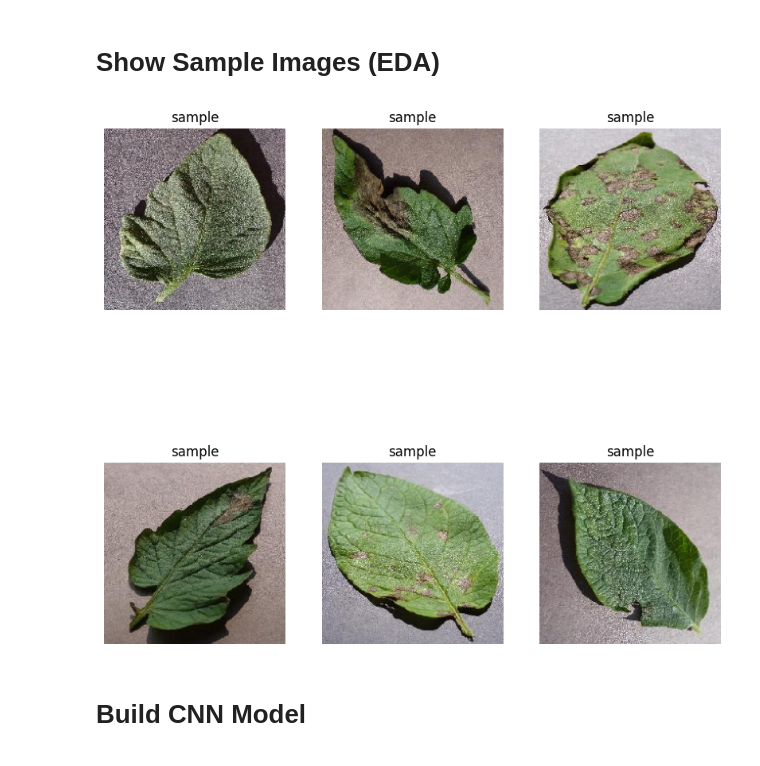
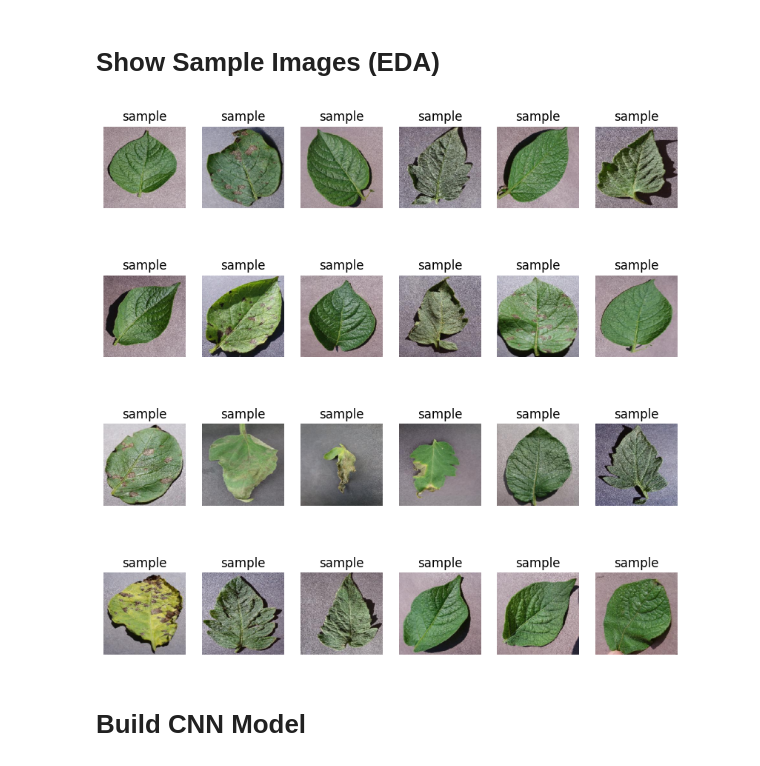
Before and after one commit to Ushachandaka/Comparative-Analysis-of-Deep-Learning-Models-for-Plant-Disease-Detection-using-Leaf-Image-Data, a Jupyter notebook: PlantVillage_small.ipynb, the cells around one changed output. Saved outputs shown, nothing was run; the diff lists cells and outputs as text; code cells hidden in the pictures.

```diff
--- a/PlantVillage_small.ipynb
+++ b/PlantVillage_small.ipynb
@@ -62,18 +62,18 @@ Found 150 images belonging to 4 classes.
 # %%
 
 import matplotlib.pyplot as plt
 
 images, labels = next(train_data)
 
 plt.figure(figsize=(10,10))
-for i in range(6):
-    plt.subplot(2,3,i+1)
+for i in range(24):
+    plt.subplot(4,6,i+1)
     plt.imshow(images[i])
     plt.title("sample")
     plt.axis('off')
 plt.show()
 # %% [output]
-[figure, old version]
+[figure, new version]
 # %% [markdown]
 # Build CNN Model
 # %%
```
Also changed, not shown: parts of 22 cells of this notebook.
